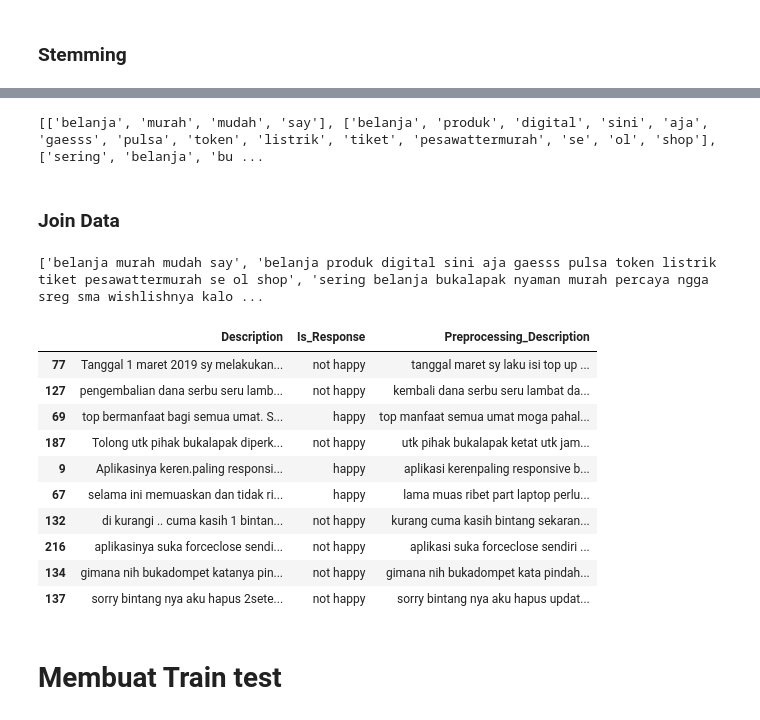
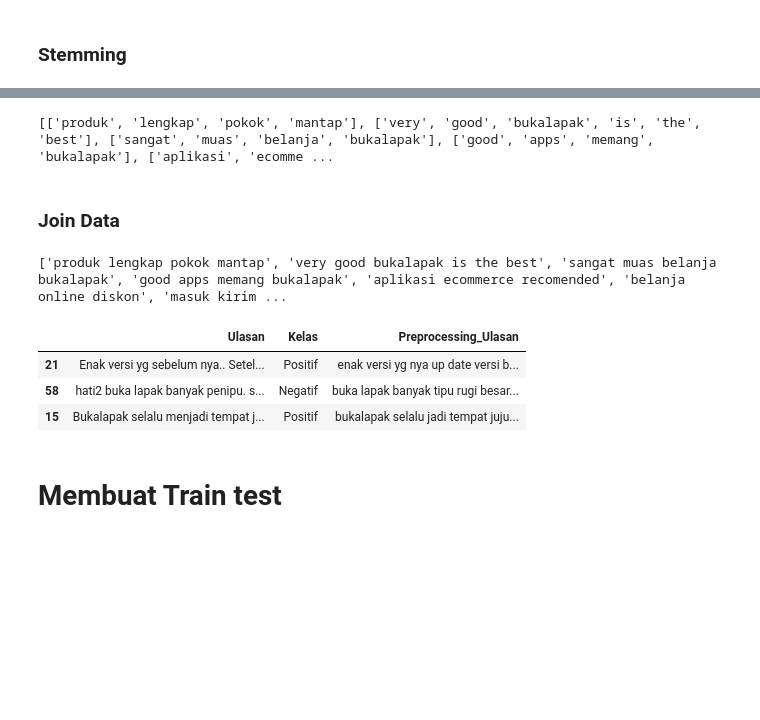
Before and after one commit to fauzanajipray/Sentiment-Analysis-Review-Indonesia, a Jupyter notebook: Sentiment-Analysis.ipynb, the cells around one changed output, grey strips where cells are left out. Saved outputs shown, nothing was run; the diff lists cells and outputs as text; code cells hidden in the pictures; blank space fills up the shorter version.

```diff
--- a/Sentiment-Analysis.ipynb
+++ b/Sentiment-Analysis.ipynb
@@ -3,7 +3,7 @@
 # %%
 import pandas as pd
 # %%
-data = pd.read_csv('dataset/train-bukalapak.csv')
+data = pd.read_csv('dataset/datatesting.csv')
 # %%
 data.shape
 # %% [output]
@@ -88,8 +77,11 @@ def text_clean_1(text):
     text = re.sub('\[.*?\]', '', text)
     text = re.sub('[%s]' % re.escape(string.punctuation), '', text)
     text = re.sub('\w*\d\w*', '', text)
+    text = re.sub('[‘’“”…]', '', text)
+    text = re.sub('\n', '', text)
     return text
 
 cleaned1 = lambda x: text_clean_1(x)
 
-DataReview = data.Description.apply(cleaned1)
+DataReview = data.Ulasan.apply(cleaned1)
+DataReview
@@ -169,12 +165,10 @@ for doc in tokenized_docs_no_stopwords:
 
 print(stem_tokenized_docs_no_stopwords)
 # %% [output]
-[['belanja', 'murah', 'mudah', 'say'], ['belanja', 'produk', 'digital', 'sini', 'aja', 'gaesss', 'pulsa', 'token', 'listrik', 'tiket', 'pesawattermurah', 'se', 'ol', 'shop'], ['sering', 'belanja', 'bu ...
+[['produk', 'lengkap', 'pokok', 'mantap'], ['very', 'good', 'bukalapak', 'is', 'the', 'best'], ['sangat', 'muas', 'belanja', 'bukalapak'], ['good', 'apps', 'memang', 'bukalapak'], ['aplikasi', 'ecomme ...
 # %% [markdown]
 ### Join Data
 # %%
-import numpy as np
-
 Data_After_Preprocessing = []
 
 for doc in stem_tokenized_docs_no_stopwords:
@@ -183,4 +177,4 @@ for doc in stem_tokenized_docs_no_stopwords:
 
 print(Data_After_Preprocessing)
 # %% [output]
-['belanja murah mudah say', 'belanja produk digital sini aja gaesss pulsa token listrik tiket pesawattermurah se ol shop', 'sering belanja bukalapak nyaman murah percaya ngga sreg sma wishlishnya kalo ...
+['produk lengkap pokok mantap', 'very good bukalapak is the best', 'sangat muas belanja bukalapak', 'good apps memang bukalapak', 'aplikasi ecommerce recomended', 'belanja online diskon', 'masuk kirim ...
@@ -188,20 +184,13 @@ print(Data_After_Preprocessing)
 #Removing columns
 data.drop(columns = ['ID'], inplace = True)
 # %%
-data['Preprocessing_Description'] = Data_After_Preprocessing
-data.sample(10)
+data['Preprocessing_Ulasan'] = Data_After_Preprocessing
+data.sample(3)
 # %% [output]
-|  | Description | Is_Response | Preprocessing_Description |
-| 77 | Tanggal 1 maret 2019 sy melakukan... | not happy | tanggal maret sy laku isi top up ... |
-| 127 | pengembalian dana serbu seru lamb... | not happy | kembali dana serbu seru lambat da... |
-| 69 | top bermanfaat bagi semua umat. S... | happy | top manfaat semua umat moga pahal... |
-| 187 | Tolong utk pihak bukalapak diperk... | not happy | utk pihak bukalapak ketat utk jam... |
-| 9 | Aplikasinya keren.paling responsi... | happy | aplikasi kerenpaling responsive b... |
-| 67 | selama ini memuaskan dan tidak ri... | happy | lama muas ribet part laptop perlu... |
-| 132 | di kurangi .. cuma kasih 1 bintan... | not happy | kurang cuma kasih bintang sekaran... |
-| 216 | aplikasinya suka forceclose sendi... | not happy | aplikasi suka forceclose sendiri ... |
-| 134 | gimana nih bukadompet katanya pin... | not happy | gimana nih bukadompet kata pindah... |
-| 137 | sorry bintang nya aku hapus 2sete... | not happy | sorry bintang nya aku hapus updat... |
+|  | Ulasan | Kelas | Preprocessing_Ulasan |
+| 21 | Enak versi yg sebelum nya.. Setel... | Positif | enak versi yg nya up date versi b... |
+| 58 | hati2 buka lapak banyak penipu. s... | Negatif | buka lapak banyak tipu rugi besar... |
+| 15 | Bukalapak selalu menjadi tempat j... | Positif | bukalapak selalu jadi tempat juju... |
 # %% [markdown]
 # Membuat Train test
 # %% [markdown]
```
Also changed, not shown: parts of 23 cells of this notebook, 2 other files.
